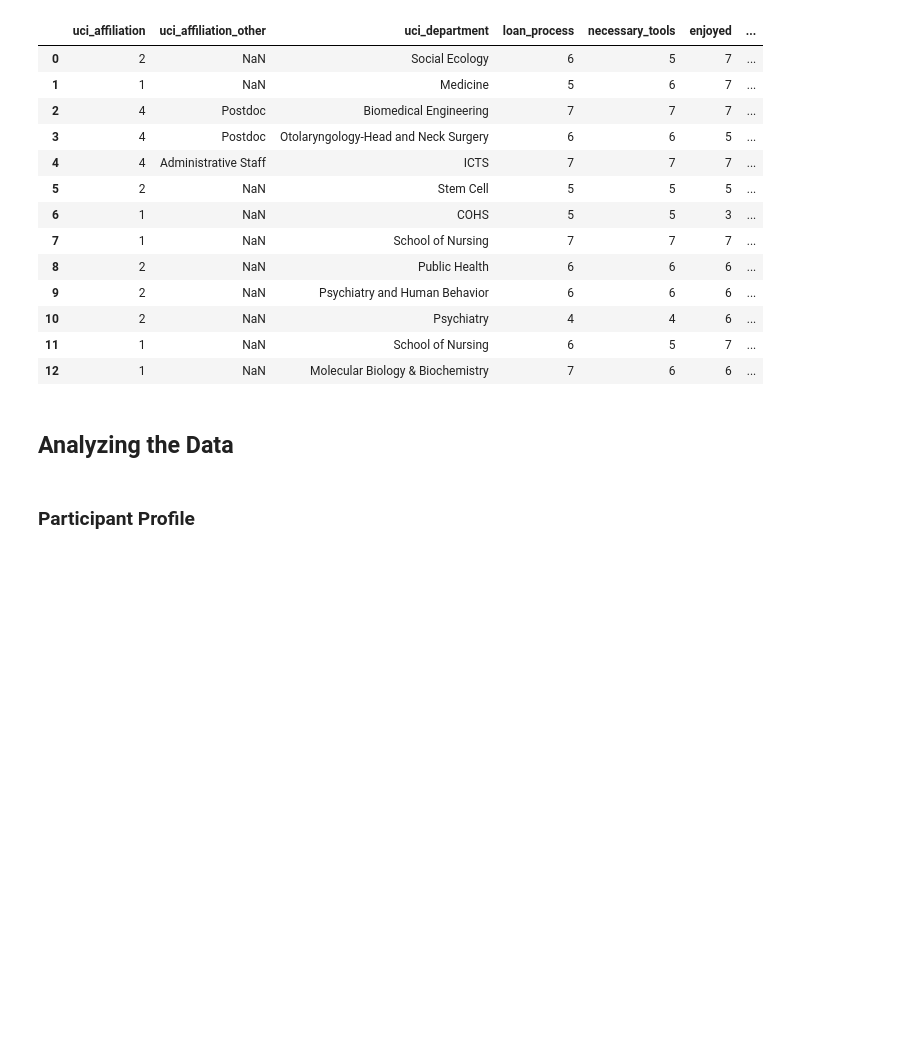
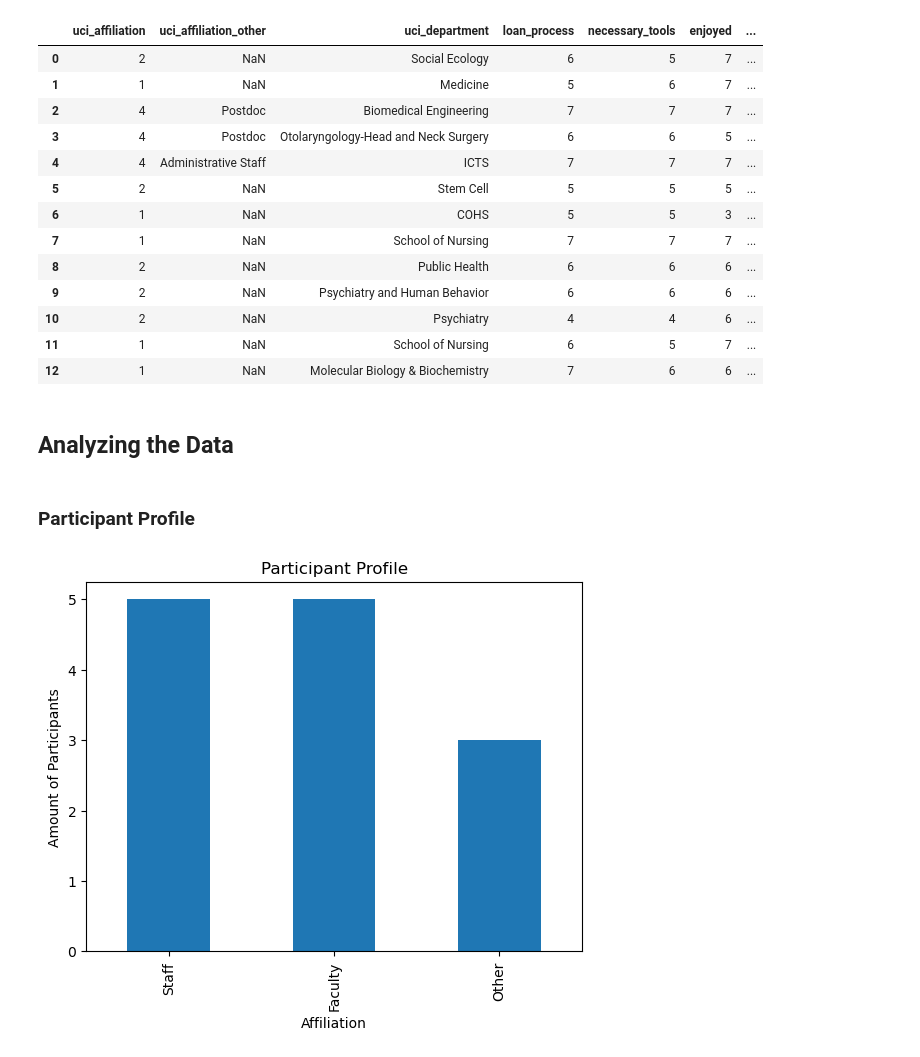
Before and after one commit to ycsara/DSProjects, a Jupyter notebook: Evaluation.ipynb, the cells around one changed output. Cells and saved outputs as stored; diff of their text form; code cells hidden in the pictures; blank space fills up the shorter version.

```diff
--- a/Evaluation.ipynb
+++ b/Evaluation.ipynb
@@ -83,8 +83,11 @@ data
 # %%
 affiliation_dict = {1: 'Faculty', 2: 'Staff', 3:'Student', 4:'Other'}
 data['affiliation'] = data['uci_affiliation'].map(affiliation_dict)
-affiliation = data['affiliation'].value_counts().reset_index()
-affiliation.columns = ["Affiliation", "Count"]
+affiliation = data['affiliation'].value_counts()
 
-fig1 = px.bar(affiliation, x="Affiliation", y='Count', title="Participant Affiliation")
-fig1.show()
+affiliation.plot(kind='bar')
+plt.title('Participant Profile')
+plt.xlabel('Affiliation')
+plt.ylabel('Amount of Participants');
+# %% [output]
+[figure, added]
```
Also changed, not shown: parts of 2 cells of this notebook, 2 other files.
